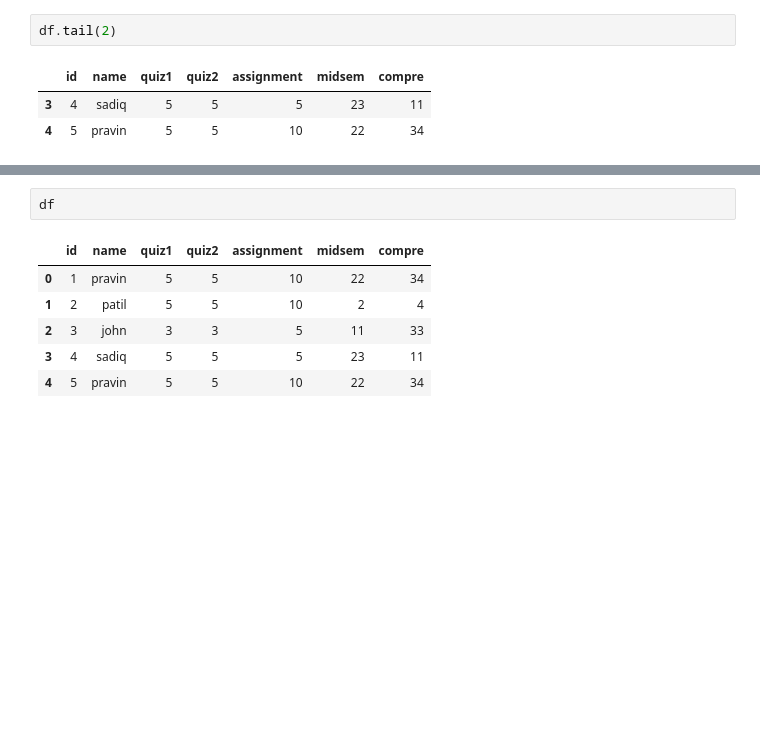
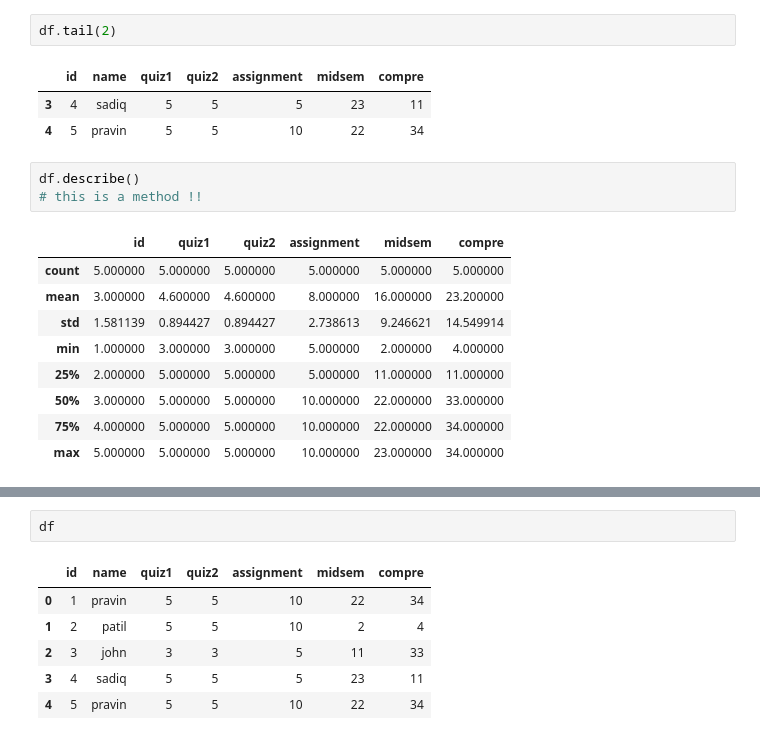
Before and after one commit to Prashanth-K-Narasimhan/DataScience-Python, a Jupyter notebook: NoteBooks/Lecture Notebooks/Lecture_5.ipynb, the cells around one changed output, grey strips where cells are left out. Saved outputs shown, nothing was run; the diff lists cells and outputs as text; blank space fills up the shorter version.

```diff
--- a/NoteBooks/Lecture Notebooks/Lecture_5.ipynb
+++ b/NoteBooks/Lecture Notebooks/Lecture_5.ipynb
@@ -254,4 +274,17 @@ df.tail(2)
 |  | id | name | quiz1 | quiz2 | assignment | midsem | compre |
 | 3 | 4 | sadiq | 5 | 5 | 5 | 23 | 11 |
 | 4 | 5 | pravin | 5 | 5 | 10 | 22 | 34 |
+# %%
+df.describe()
+# this is a method !!
+# %% [output]
+|  | id | quiz1 | quiz2 | assignment | midsem | compre |
+| count | 5.000000 | 5.000000 | 5.000000 | 5.000000 | 5.000000 | 5.000000 |
+| mean | 3.000000 | 4.600000 | 4.600000 | 8.000000 | 16.000000 | 23.200000 |
+| std | 1.581139 | 0.894427 | 0.894427 | 2.738613 | 9.246621 | 14.549914 |
+| min | 1.000000 | 3.000000 | 3.000000 | 5.000000 | 2.000000 | 4.000000 |
+| 25% | 2.000000 | 5.000000 | 5.000000 | 5.000000 | 11.000000 | 11.000000 |
+| 50% | 3.000000 | 5.000000 | 5.000000 | 10.000000 | 22.000000 | 33.000000 |
+| 75% | 4.000000 | 5.000000 | 5.000000 | 10.000000 | 22.000000 | 34.000000 |
+| max | 5.000000 | 5.000000 | 5.000000 | 10.000000 | 23.000000 | 34.000000 |
 # %%
```
Also changed, not shown: parts of 22 cells of this notebook, 14 other files.
